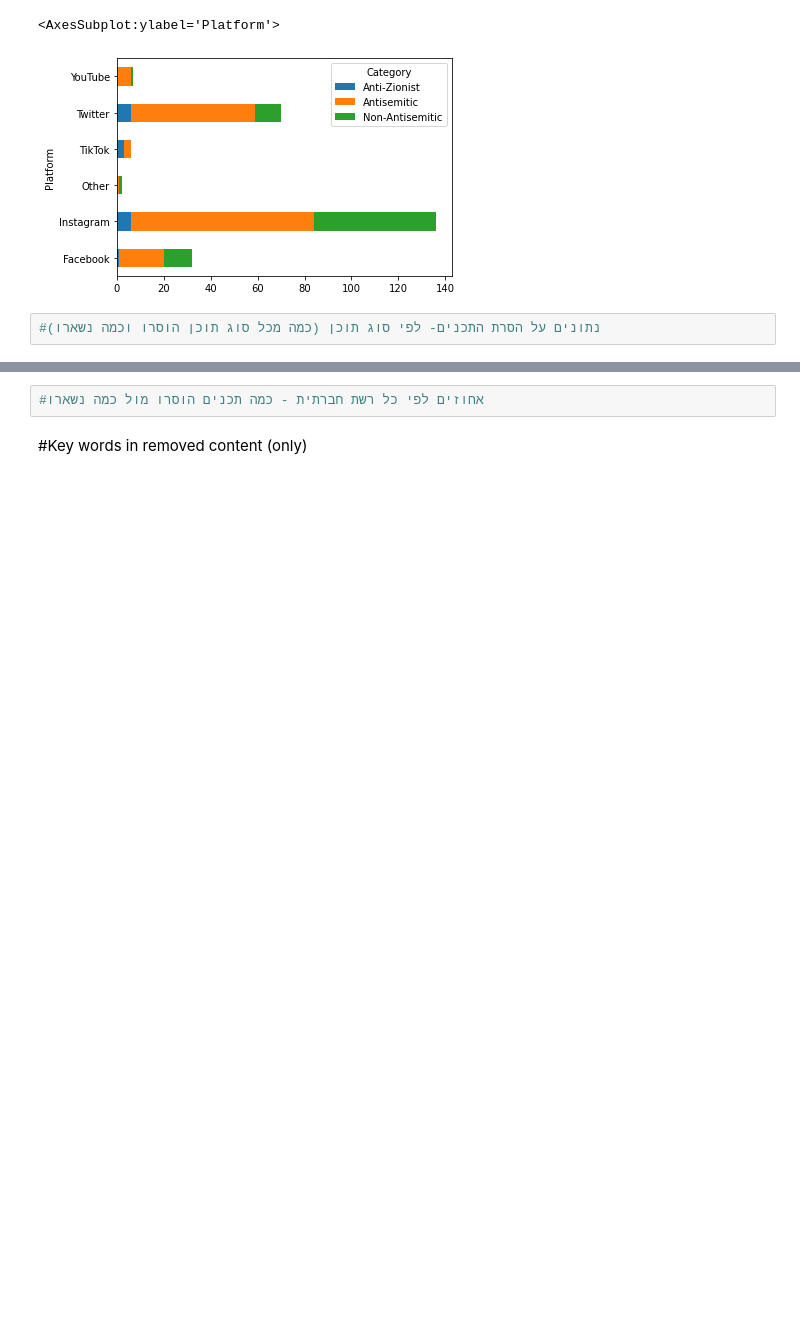
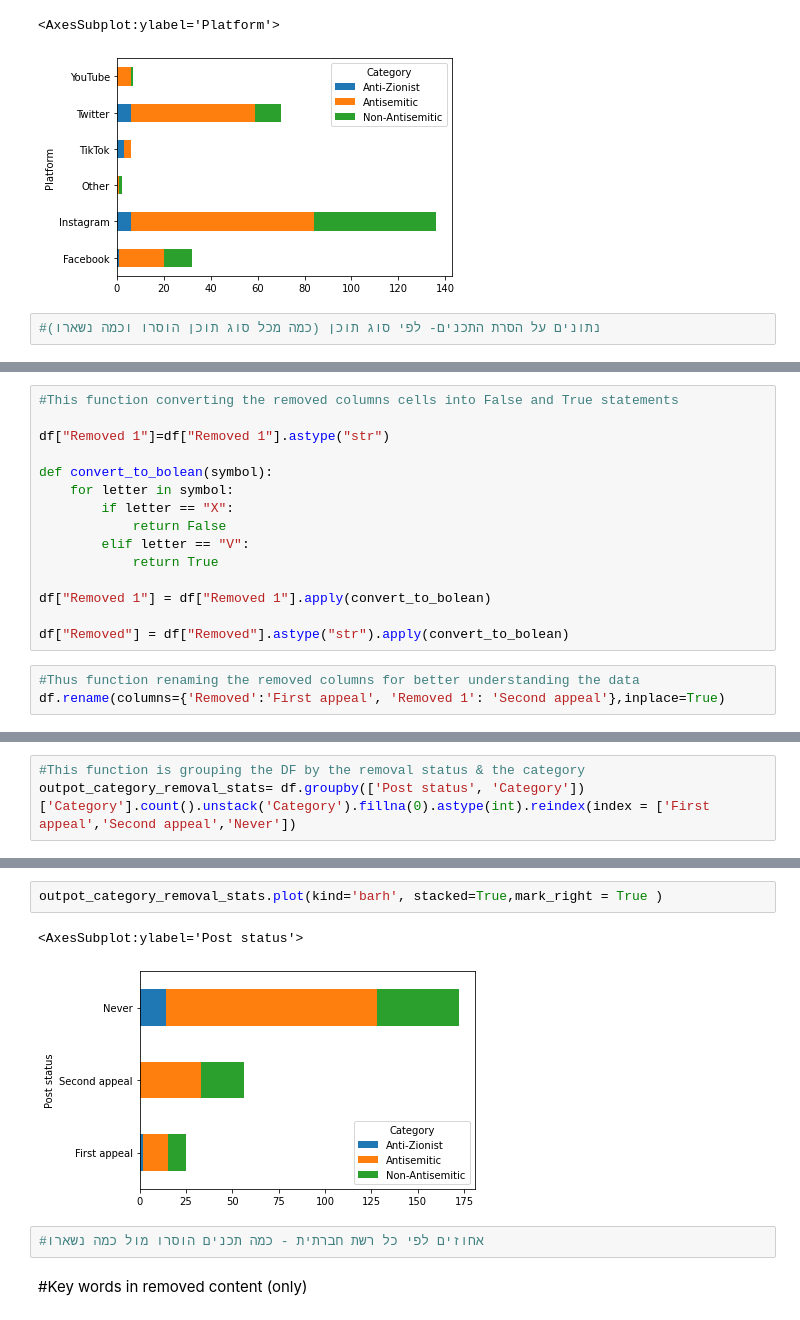
Before and after one commit to zackb124/Data-analysis-project-FOA, a Jupyter notebook: Inner organization report.ipynb, the cells around one changed output, grey strips where cells are left out. Drawn from its saved outputs; the diff is of its cells as text; blank space fills up the shorter version.

```diff
--- a/Code_for_final_project_excel.ipynb
+++ b/Inner organization report.ipynb
@@ -116,0 +89,18 @@ dtype: int64
+# %%
+#This function converting the removed columns cells into False and True statements
+
+df["Removed 1"]=df["Removed 1"].astype("str")
+
+def convert_to_bolean(symbol):
+    for letter in symbol:
+        if letter == "X":
+            return False
+        elif letter == "V":
+            return True
+
+df["Removed 1"] = df["Removed 1"].apply(convert_to_bolean)
+
+df["Removed"] = df["Removed"].astype("str").apply(convert_to_bolean)
+# %%
+#Thus function renaming the removed columns for better understanding the data
+df.rename(columns={'Removed':'First appeal', 'Removed 1': 'Second appeal'},inplace=True)
@@ -116,0 +119,3 @@ dtype: int64
+# %%
+#This function is grouping the DF by the removal status & the category
+outpot_category_removal_stats= df.groupby(['Post status', 'Category'])['Category'].count().unstack('Category').fillna(0).astype(int).reindex(index = ['First appeal','Second appeal','Never'])
@@ -117,3 +130,8 @@ dtype: int64
+# %%
+outpot_category_removal_stats.plot(kind='barh', stacked=True,mark_right = True )
+# %% [output]
+<AxesSubplot:ylabel='Post status'>
+[figure, added]
 # %%
 #אחוזים לפי כל רשת חברתית - כמה תכנים הוסרו מול כמה נשארו
 # %% [markdown]
```
Also changed, not shown: parts of 15 cells of this notebook.
